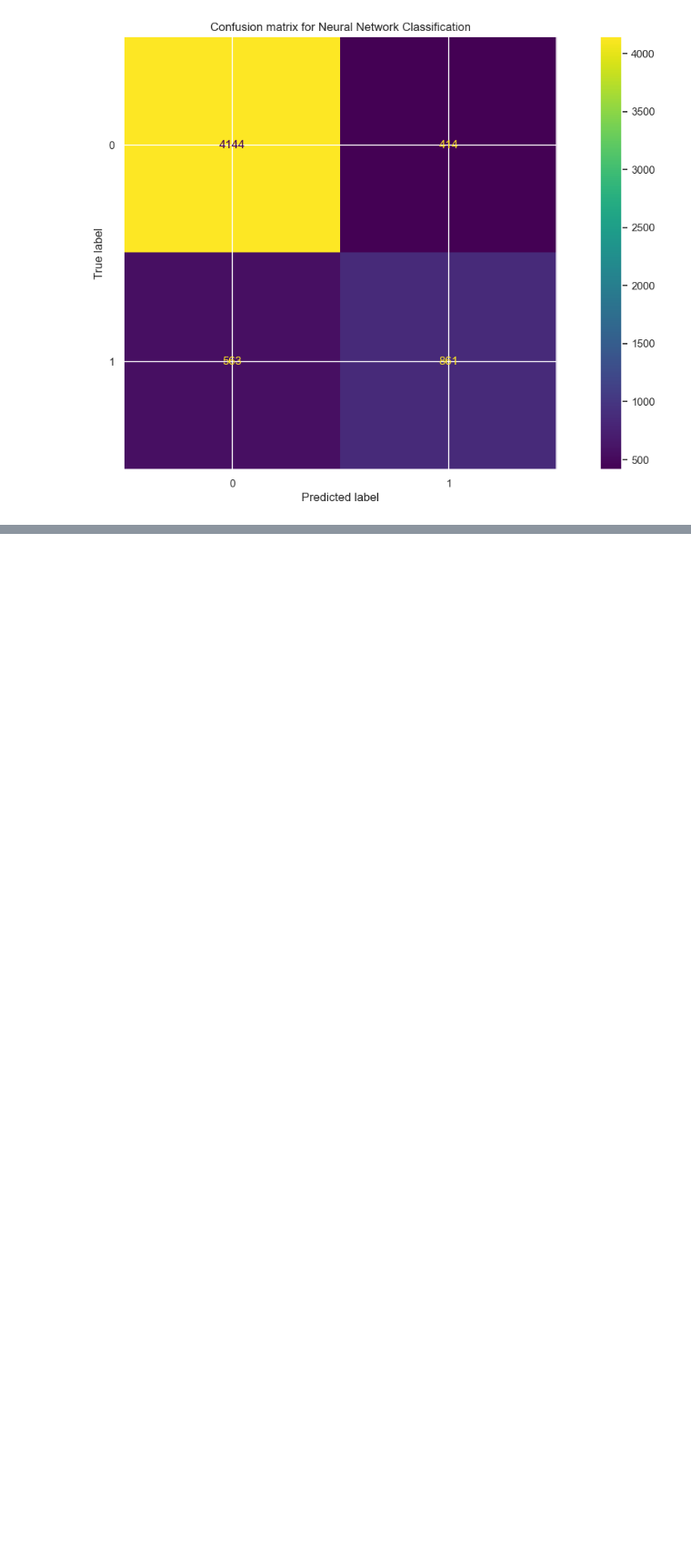
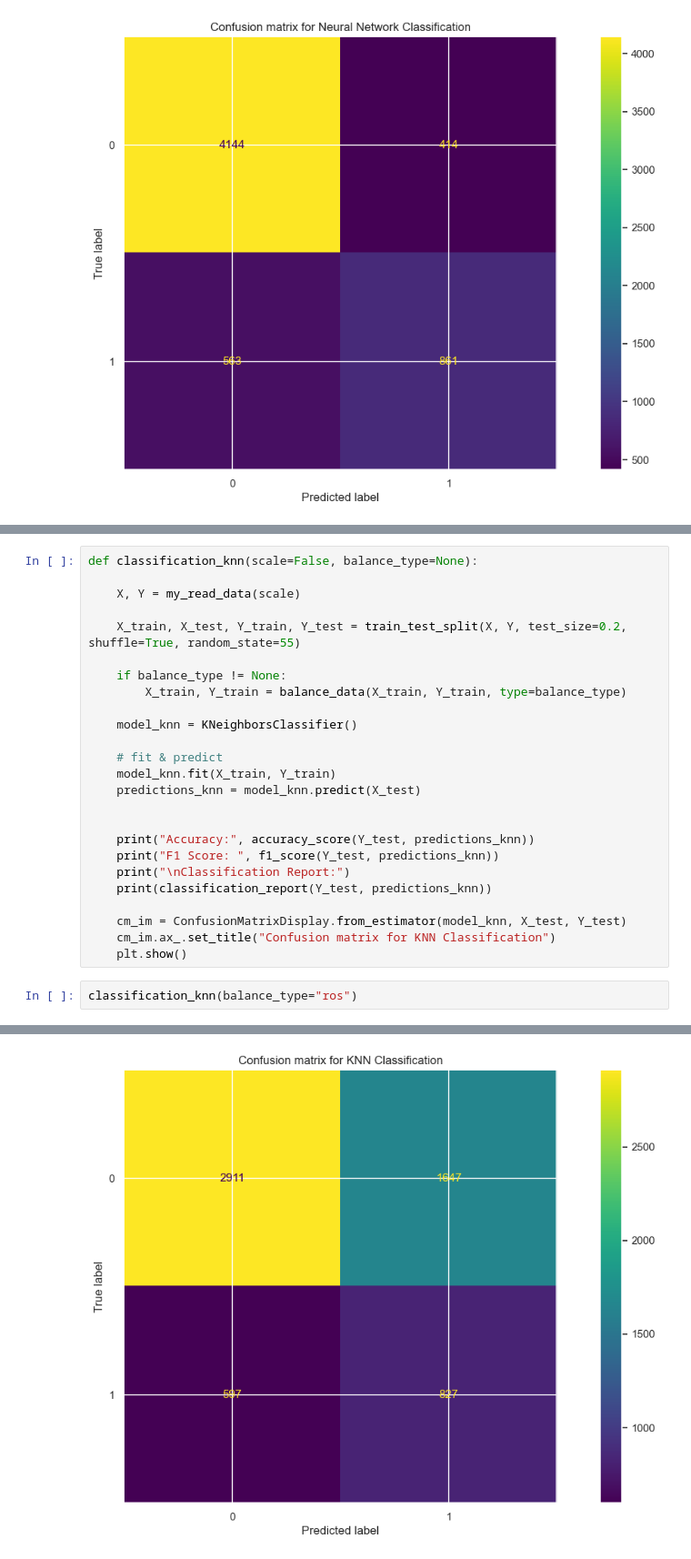
Before and after one commit to Staszek15/Data-Mining-Project, a Jupyter notebook: adults_classification.ipynb, the cells around one changed output, grey strips where cells are left out. Shown at 91% size. Saved outputs shown, nothing was run; the diff lists cells and outputs as text; blank space fills up the shorter version.

```diff
--- a/adults_classification.ipynb
+++ b/adults_classification.ipynb
@@ -194,3 +199,31 @@ def classification_xgb(scale=False, balance_type=None):
     cm_im = ConfusionMatrixDisplay.from_estimator(model_xgb, X_test, Y_test)
     cm_im.ax_.set_title("Confusion matrix for XGBoost Classification")
     plt.show()
+# %%
+def classification_knn(scale=False, balance_type=None):
+
+    X, Y = my_read_data(scale)
+
+    X_train, X_test, Y_train, Y_test = train_test_split(X, Y, test_size=0.2, shuffle=True, random_state=55)
+
+    if balance_type != None:
+        X_train, Y_train = balance_data(X_train, Y_train, type=balance_type)
+
+    model_knn = KNeighborsClassifier()
+
+    # fit & predict
+    model_knn.fit(X_train, Y_train)
+    predictions_knn = model_knn.predict(X_test)
+
+
+    print("Accuracy:", accuracy_score(Y_test, predictions_knn))
+    print("F1 Score: ", f1_score(Y_test, predictions_knn))
+    print("\nClassification Report:")
+    print(classification_report(Y_test, predictions_knn))
+
+    cm_im = ConfusionMatrixDisplay.from_estimator(model_knn, X_test, Y_test)
+    cm_im.ax_.set_title("Confusion matrix for KNN Classification")
+    plt.show()
+# %%
+classification_knn(balance_type="ros")
+# %% [output]
@@ -197,3 +242,4 @@ def classification_xgb(scale=False, balance_type=None):
+[figure, added]
 # %%
 classification_xgb(scale=False, balance_type="ros")
 # %% [output]
```
Also changed, not shown: parts of 7 cells of this notebook.
